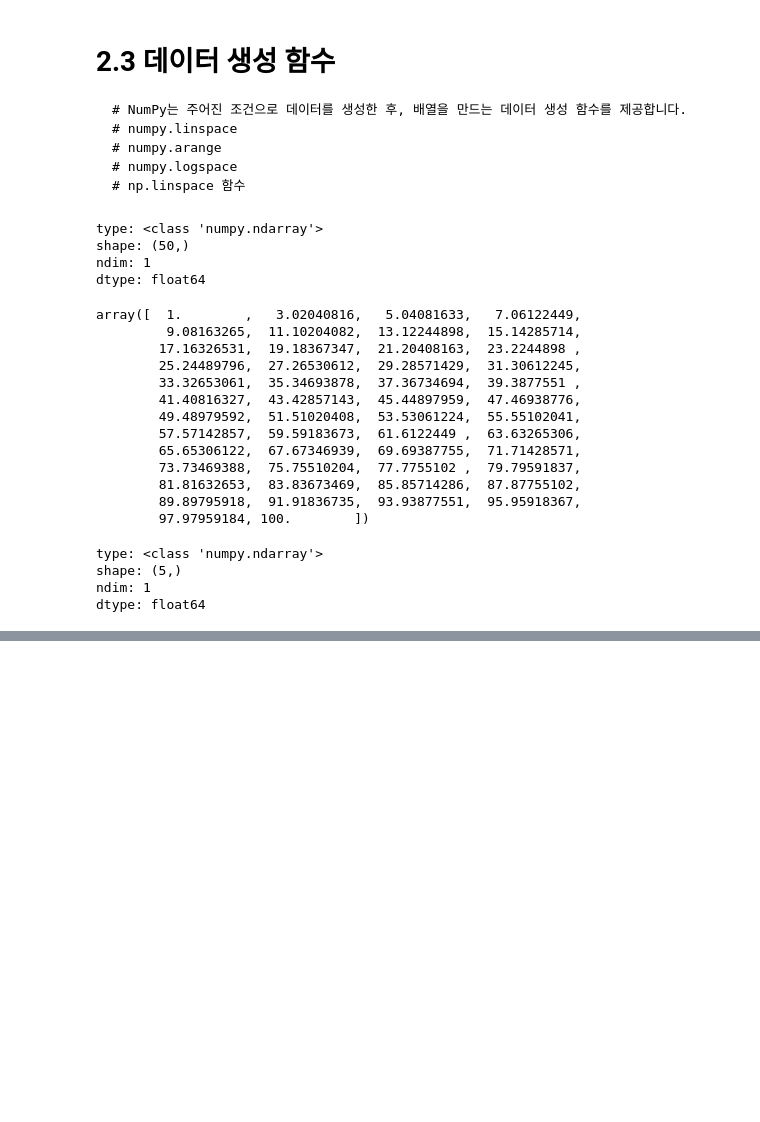
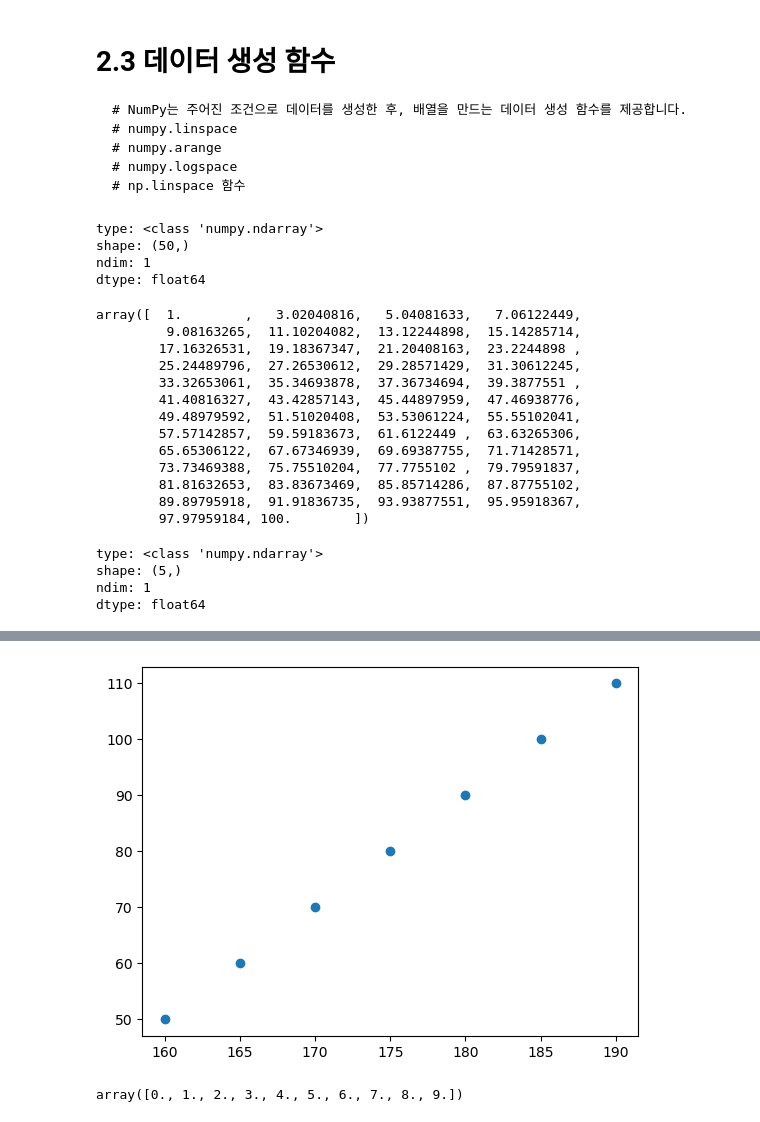
Before and after one commit to NAM-IL/Python_Basic, a Jupyter notebook: 수업내용/04월/03_넘파이/넘파이정리.ipynb, the cells around one changed output, grey strips where cells are left out. Saved outputs shown, nothing was run; the diff lists cells and outputs as text; code cells hidden in the pictures; blank space fills up the shorter version.

```diff
--- a/수업내용/04월/03_넘파이/넘파이정리.ipynb
+++ b/수업내용/04월/03_넘파이/넘파이정리.ipynb
@@ -195,0 +206,71 @@ Matplotlib is building the font cache; this may take a moment.
+# %%
+import numpy as np
+from matplotlib import pyplot as plt
+import math
+
+# 사용자함수 정의
+def pprint(arr: np.ndarray):
+    print(f"type: {type(arr)}")
+    print(f"shape: {arr.shape}")
+    print(f"ndim: {arr.ndim}")
+    print(f"dtype: {arr.dtype}")
+
+체중 = [w for w in range(50, 120, 10)]
+키 = [h for h in range(160, 195, 5)]
+
+print(체중)
+print(키)
+
+height = np.array(키)
+weight = np.array(체중)
+
+# pprint(weight)
+# pprint(height)
+
+# weightPlot = plt.plot(weight, 'o')
+# heightPlot = plt.plot(height, 'o')
+
+
+heightPlot = plt.plot(height,weight, 'o')
+
+# BMI(체질량지수) 계산함수(키, 체중)
+# if !(150 < 키 < 200):
+#   print()
+#   raise Exception
+
+# BMI = 체중(kg) / 신장(m)^2
+# labeling
+
+# bmi = 체중 / math.pow(키, 2)
+#   return "과체중"
+#   return "보통"
+#   return "저체중"
+def clacBMI(height, weight):
+    bmi = weight / math.pow(height*0.01, 2)
+    ret = ''
+
+    if bmi < 18.5:
+        ret = '저체중'
+    elif bmi >= 18.5 and bmi <= 22.9:
+        ret = '보통'
+    else:
+        ret = '과체중'
+
+    print(f'키({height}), 몸무게({weight}), bmi:{bmi} --> {ret}')
+    return  ret
+
+# print(clacBMI(height[0], weight[0]))
+
+판정들 = []
+for idx, person in enumerate(zip(height, weight)):
+    # print(person)
+    판정들.append(clacBMI(*person))
+
+# print(판정들)
+
+# 리스트컴프리핸션
+판정들2 = list(map(clacBMI, height, weight))
+print(판정들2)
+
+# 람다식
+# %% [output]
@@ -195,0 +294,7 @@ Matplotlib is building the font cache; this may take a moment.
+[figure, added]
+# %%
+aa = np.array(range(0,10))
+aa = np.array(range(0,10), dtype=float)
+aa
+# %% [output]
+array([0., 1., 2., 3., 4., 5., 6., 7., 8., 9.])
```
Also changed, not shown: parts of 8 cells of this notebook, 3 other files.
